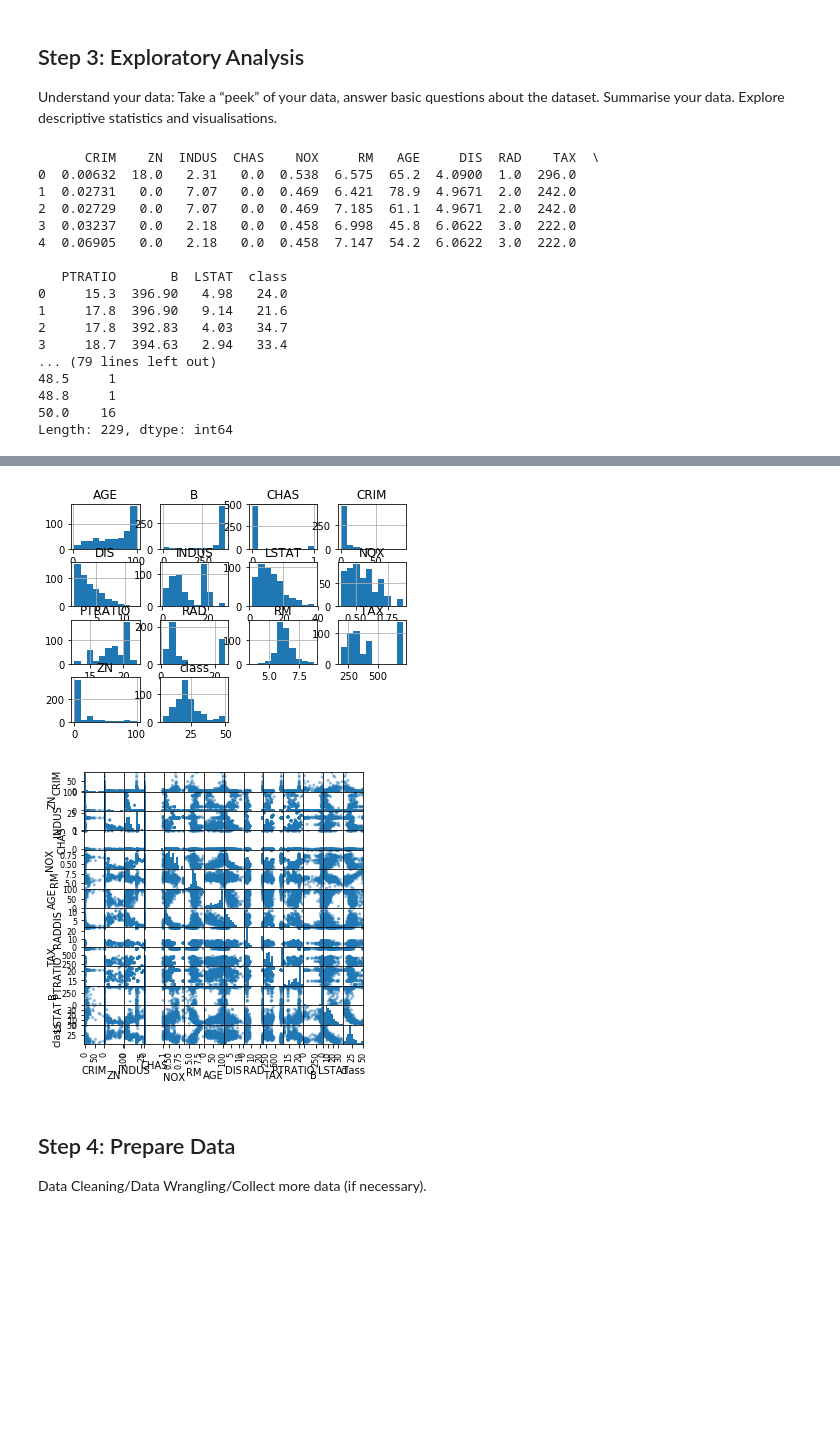
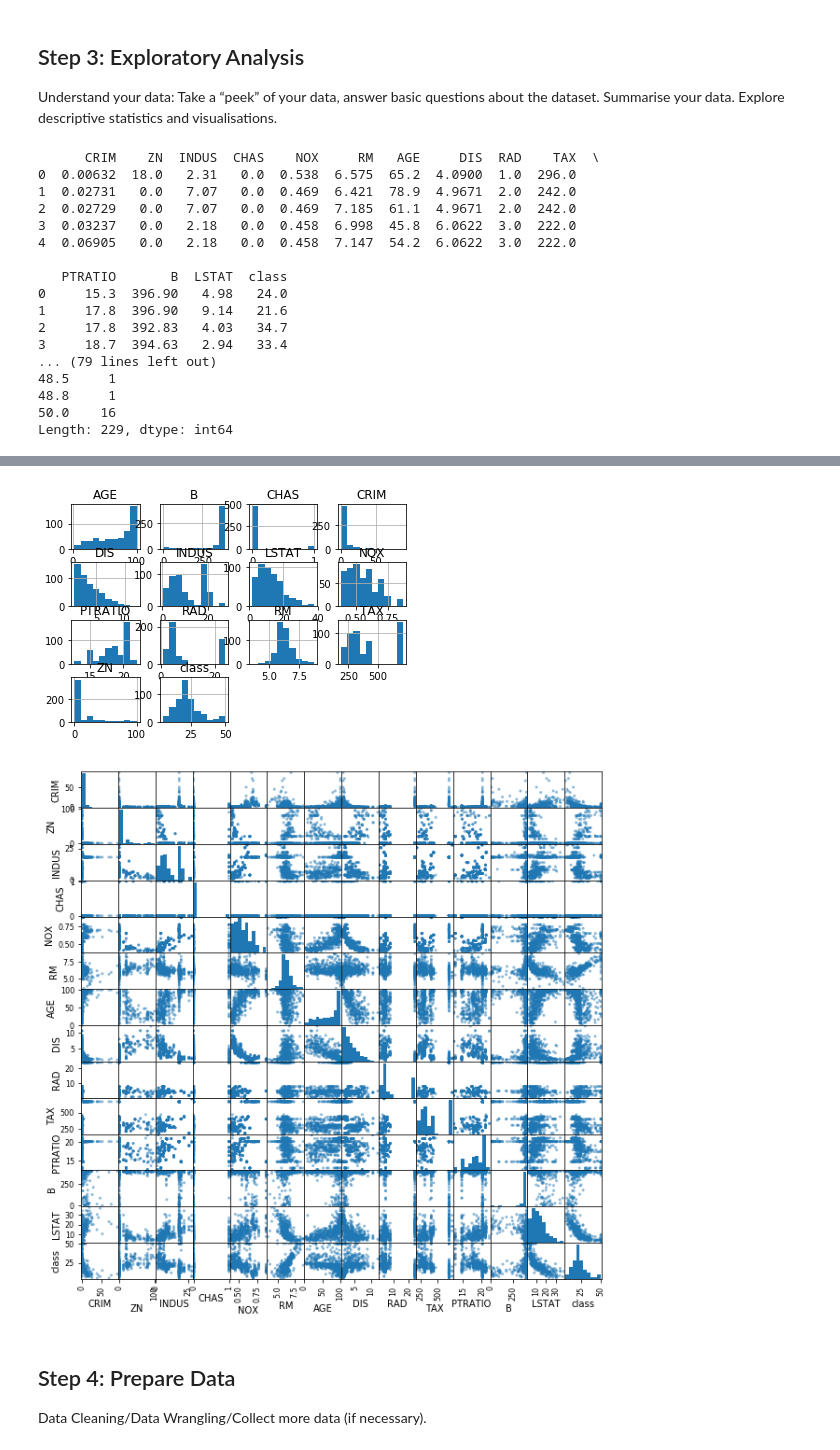
Before and after one commit to angelikim/DataProgrammingEx1, a Jupyter notebook: ProjectTemplateRegression.ipynb, the cells around one changed output, grey strips where cells are left out. Drawn from its saved outputs; the diff is of its cells as text; code cells hidden in the pictures; blank space fills up the shorter version.

```diff
--- a/ProjectTemplateRegression.ipynb
+++ b/ProjectTemplateRegression.ipynb
@@ -85,36 +85,36 @@ def plot_histogram(dataset):
     plt.show()
 
 def plot_scatter_matrix(dataset):
-    scatter_matrix(dataset,figsize=(5,5))
+    scatter_matrix(dataset,figsize=(10,10))
     plt.show()
 
 def visualize_data(dataset,NoElements,labels):
     plot_correlations(NoElements,labels)
     plot_histogram(dataset)
     plot_scatter_matrix(dataset)
 
 visualize_data(df,14,names)
 # %% [output]
       CRIM    ZN  INDUS  CHAS    NOX     RM   AGE     DIS  RAD    TAX  \
 0  0.00632  18.0   2.31   0.0  0.538  6.575  65.2  4.0900  1.0  296.0
 1  0.02731   0.0   7.07   0.0  0.469  6.421  78.9  4.9671  2.0  242.0
 2  0.02729   0.0   7.07   0.0  0.469  7.185  61.1  4.9671  2.0  242.0
 3  0.03237   0.0   2.18   0.0  0.458  6.998  45.8  6.0622  3.0  222.0
 4  0.06905   0.0   2.18   0.0  0.458  7.147  54.2  6.0622  3.0  222.0
 
    PTRATIO       B  LSTAT  class
 0     15.3  396.90   4.98   24.0
 1     17.8  396.90   9.14   21.6
 2     17.8  392.83   4.03   34.7
 3     18.7  394.63   2.94   33.4
 ... (79 lines left out)
 48.5     1
 48.8     1
 50.0    16
 Length: 229, dtype: int64
 [figure]
 [figure]
-[figure, old version]
+[figure, new version]
 # %% [markdown]
 ## Step 4: Prepare Data
 Data Cleaning/Data Wrangling/Collect more data (if necessary).
```
Also changed, not shown: parts of 3 cells of this notebook.
